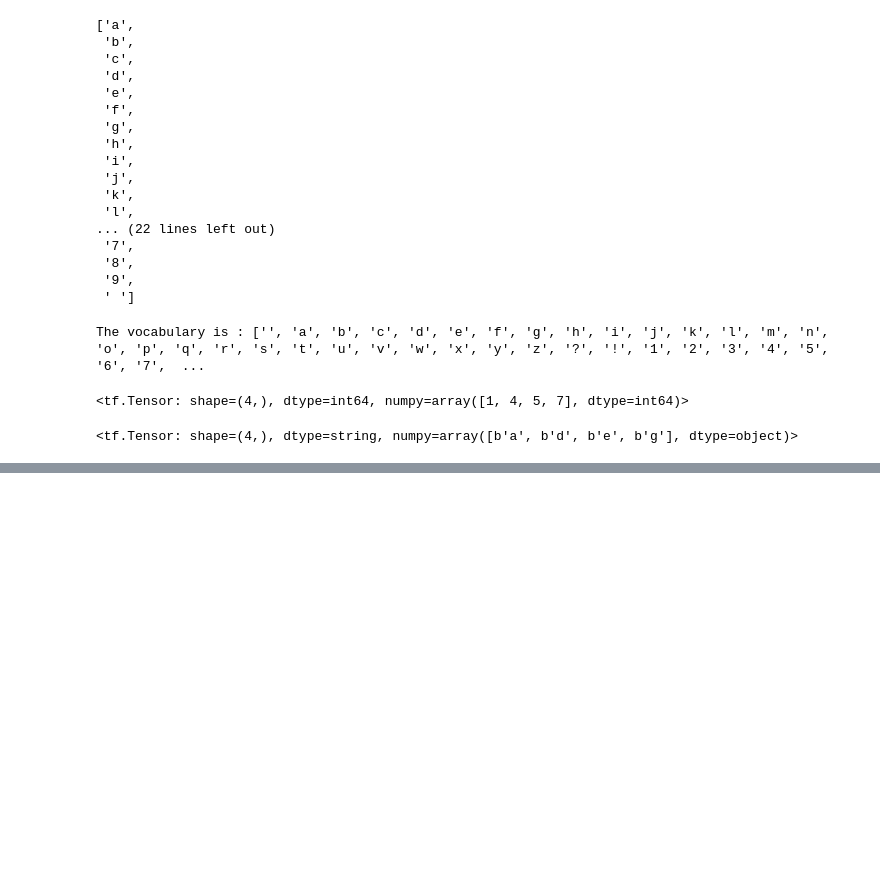
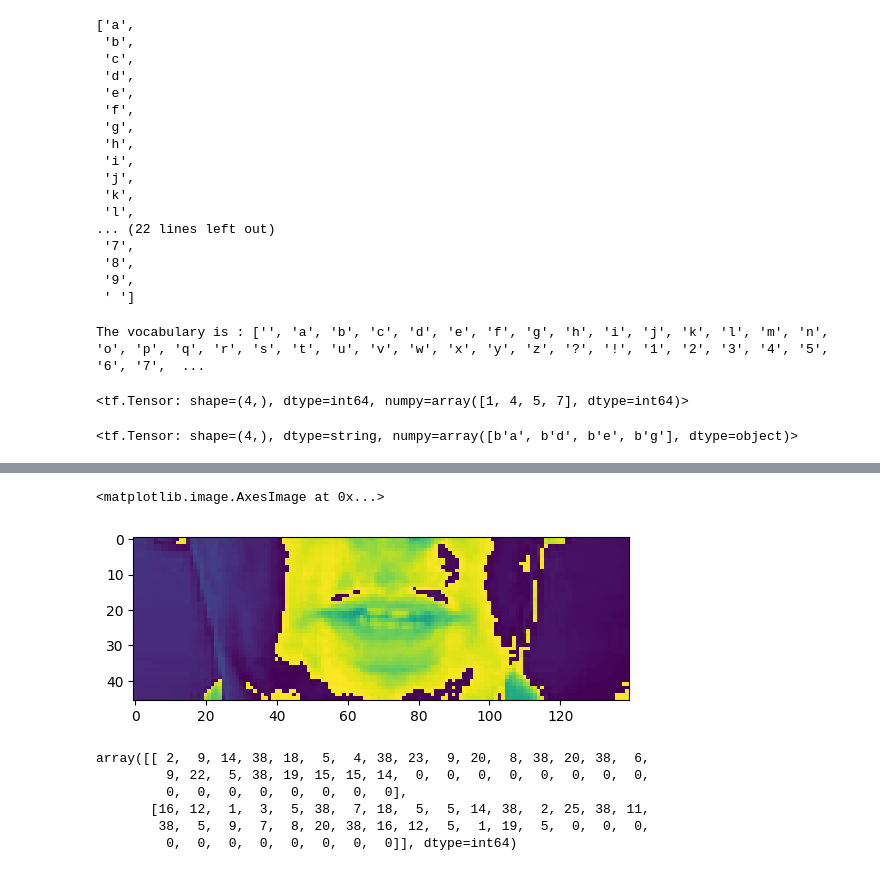
Before and after one commit to MohammedFarzin/Lip-Net, a Jupyter notebook: Lip_net.ipynb, the cells around one changed output, grey strips where cells are left out. Cells and saved outputs as stored; diff of their text form; code cells hidden in the pictures; blank space fills up the shorter version.

```diff
--- a/Lip_net.ipynb
+++ b/Lip_net.ipynb
@@ -121,0 +146,4 @@ def load_data(path: str):
+# %%
+def mappable_function(path:str) -> List[str]:
+    result = tf.py_function(load_data, [path], (tf.float32, tf.int64))
+    return result
@@ -121,0 +152,6 @@ def load_data(path: str):
+# %%
+data = tf.data.Dataset.list_files('./data/s1/*.mpg')
+data = data.shuffle(500)
+data = data.map(mappable_function)
+data = data.padded_batch(2, padded_shapes=([75, None, None, None], [40]))
+data = data.prefetch(tf.data.AUTOTUNE)
@@ -121,0 +164,14 @@ def load_data(path: str):
+# %%
+plt.imshow(frames[0][40])
+# %% [output]
+<matplotlib.image.AxesImage at 0x...>
+[figure, added]
+# %%
+alignment
+# %% [output]
+array([[ 2,  9, 14, 38, 18,  5,  4, 38, 23,  9, 20,  8, 38, 20, 38,  6,
+         9, 22,  5, 38, 19, 15, 15, 14,  0,  0,  0,  0,  0,  0,  0,  0,
+         0,  0,  0,  0,  0,  0,  0,  0],
+       [16, 12,  1,  3,  5, 38,  7, 18,  5,  5, 14, 38,  2, 25, 38, 11,
+        38,  5,  9,  7,  8, 20, 38, 16, 12,  5,  1, 19,  5,  0,  0,  0,
+         0,  0,  0,  0,  0,  0,  0,  0]], dtype=int64)
```
Also changed, not shown: parts of 16 cells of this notebook, 1 other file.
